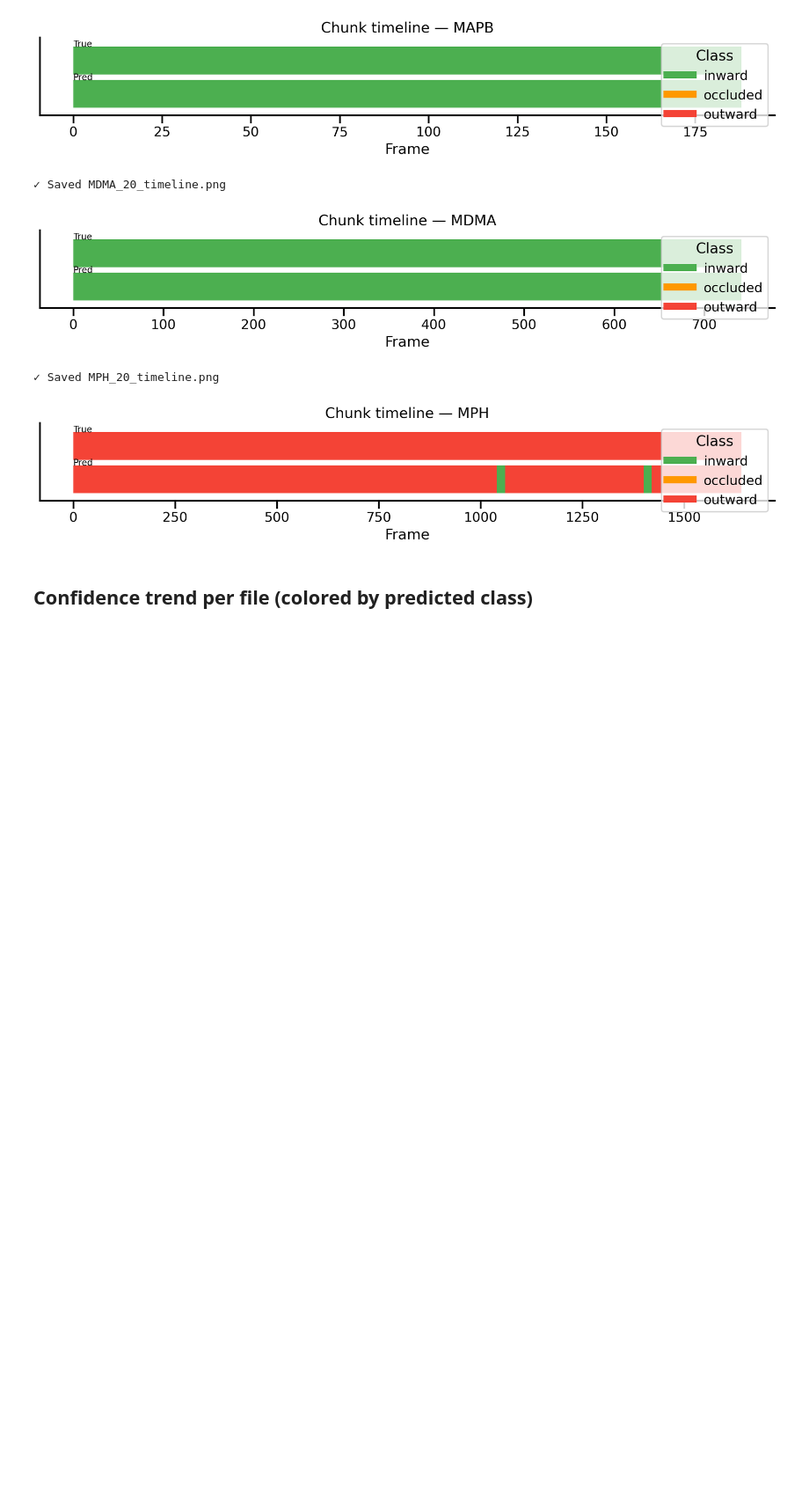
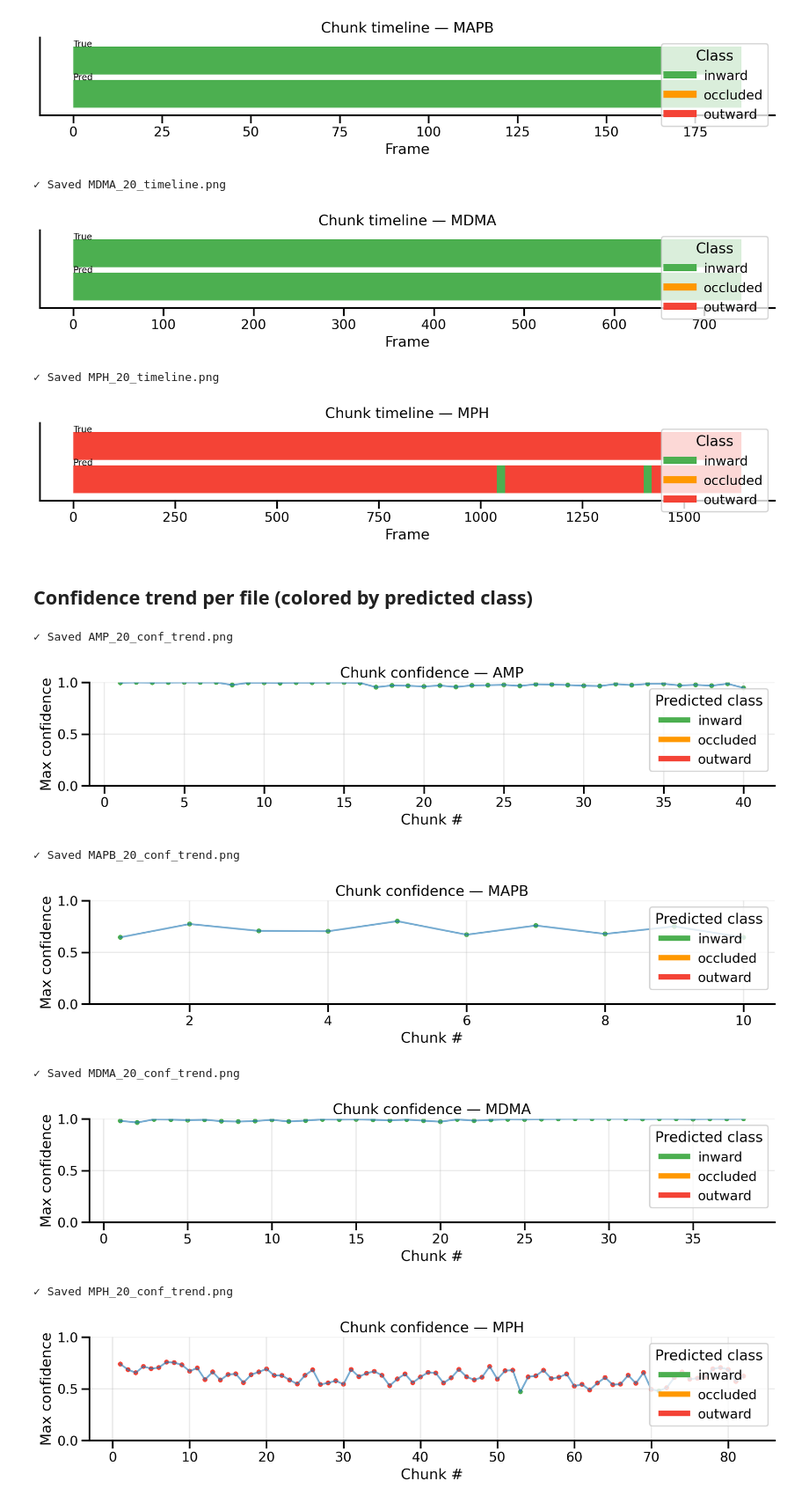
Before and after one commit to Amir-Tav/AI-in-Drug-Discovery-, a Jupyter notebook: presentation_figs/fig.ipynb, the cells around one changed output. Shown at 88% size. Saved outputs shown, nothing was run; the diff lists cells and outputs as text; code cells hidden in the pictures; blank space fills up the shorter version.

Commit message:
new graphs
So added new graphs for the presentation and improved my presentation output.

```diff
--- a/presentation_figs/fig.ipynb
+++ b/presentation_figs/fig.ipynb
@@ -126,3 +126,34 @@ for df in dfs:
 [figure]
 # %% [markdown]
 ## Confidence trend per file (colored by predicted class)
+# %%
+def plot_confidence_trend(df, savepath=None):
+    x = df["chunk_id"].values
+    y = df["max_conf"].values
+    c = df["pred_class"].map(CLASS_COLORS).values
+
+    fig, ax = plt.subplots(figsize=(12, 3))
+    ax.plot(x, y, linewidth=2, alpha=.6)
+    ax.scatter(x, y, c=c, s=30, edgecolor="none")
+    ax.set_ylim(0, 1)
+    ax.set_xlabel("Chunk #")
+    ax.set_ylabel("Max confidence")
+    ax.set_title(f"Chunk confidence — {title_from_name(df['source_file'].iloc[0])}")
+    handles = [plt.Line2D([0],[0], color=col, lw=6) for col in CLASS_COLORS.values()]
+    ax.legend(handles, CLASS_COLORS.keys(), title="Predicted class", loc="upper right")
+    ax.grid(alpha=.25)
+    plt.tight_layout()
+    if savepath: savefig(fig, savepath)
+    plt.show()
+
+for df in dfs:
+    plot_confidence_trend(df, savepath=FIG_DIR / f"{df['source_file'].iloc[0]}_conf_trend.png")
+# %% [output]
+✓ Saved AMP_20_conf_trend.png
+[figure, added]
+✓ Saved MAPB_20_conf_trend.png
+[figure, added]
+✓ Saved MDMA_20_conf_trend.png
+[figure, added]
+✓ Saved MPH_20_conf_trend.png
+[figure, added]
```
Also changed, not shown: parts of 14 cells of this notebook, 11 other files.
